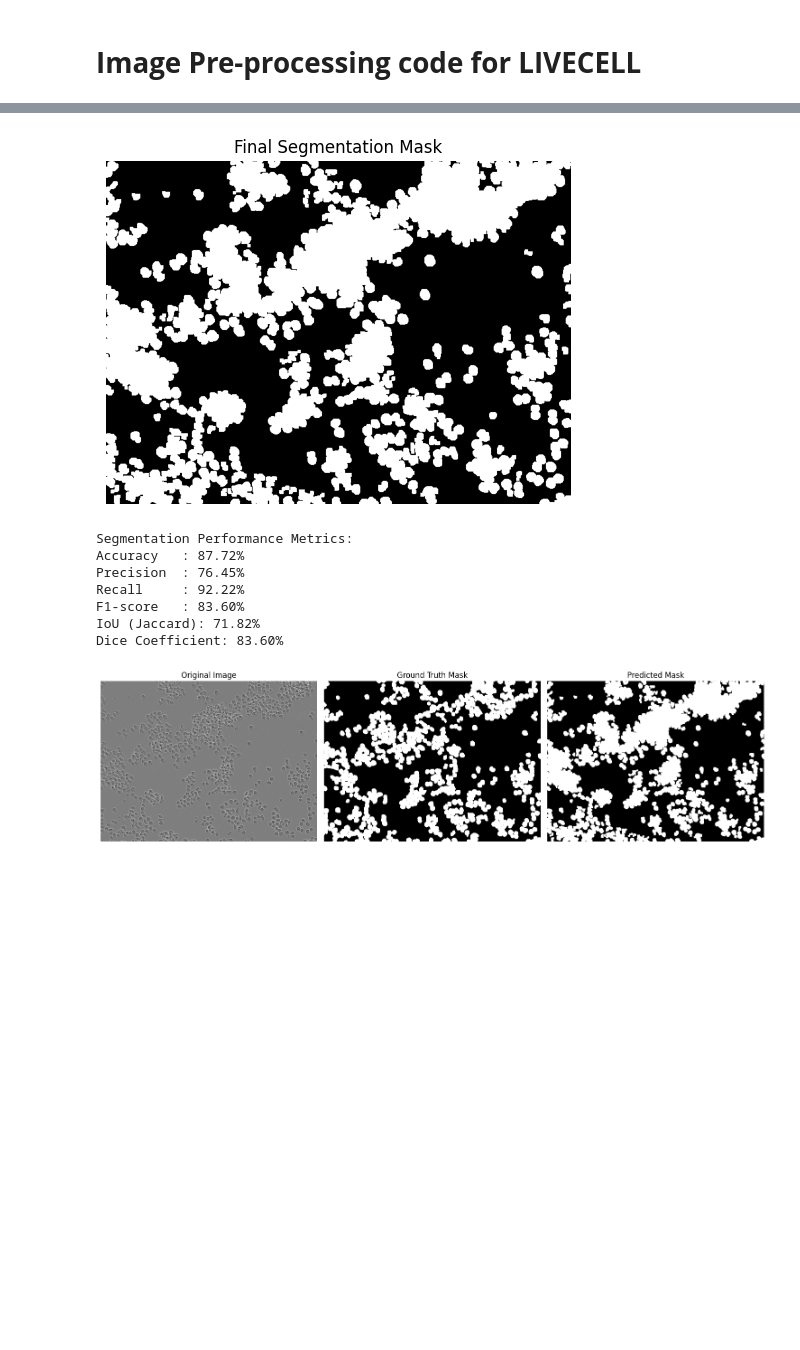
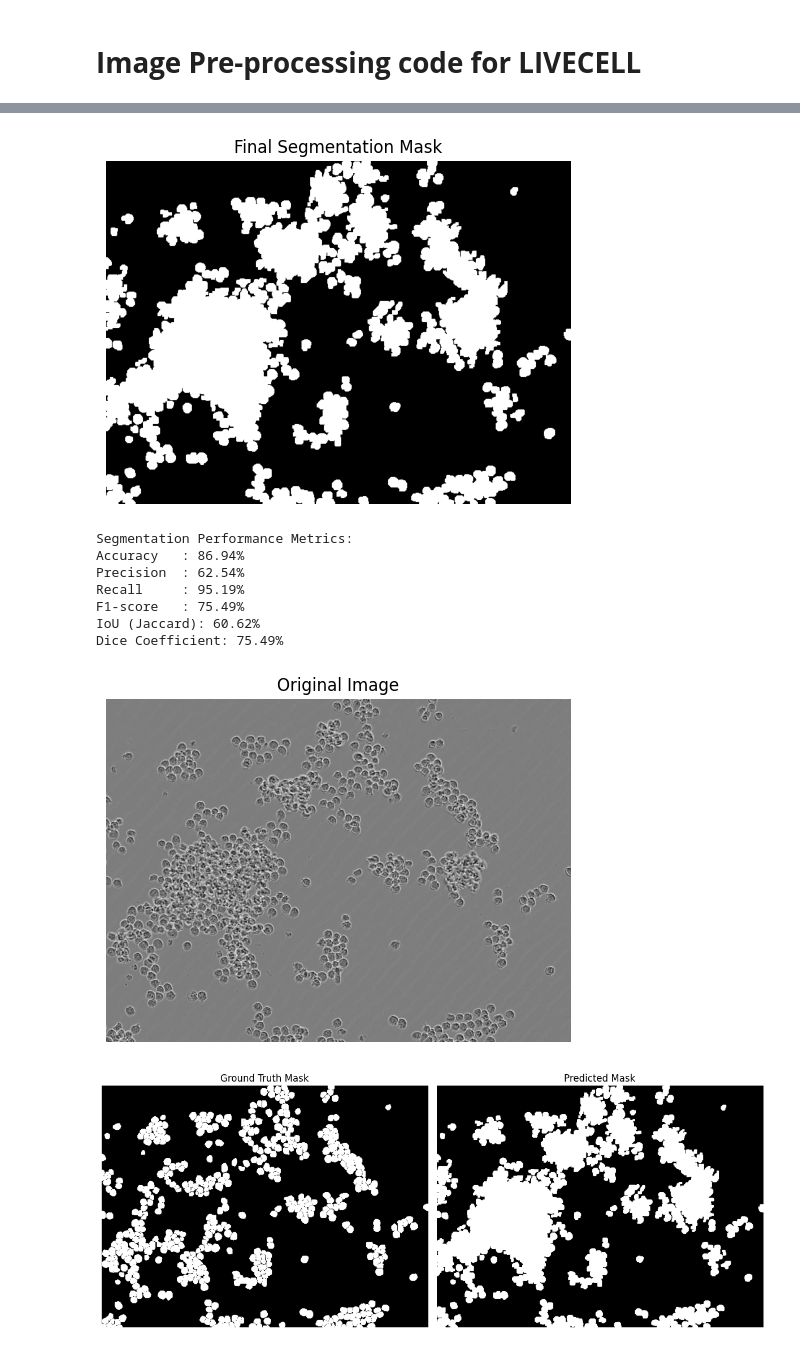
Before and after one commit to Bansi-Mahkana/ECE501_2025_11_NetraByte, a Jupyter notebook: Codes/Generalized_model_for_distinct_round_cells.ipynb, the cells around one changed output, grey strips where cells are left out. Saved outputs shown, nothing was run; the diff lists cells and outputs as text; code cells hidden in the pictures; blank space fills up the shorter version.

```diff
--- a/Codes/Generalized_model_for_distinct_round_cells.ipynb
+++ b/Codes/Generalized_model_for_distinct_round_cells.ipynb
@@ -20,13 +20,14 @@ from skimage import exposure, filters, morphology, util
 # %%
 # example image path (change this to your preprocessed image)
 # img_path = "/content/drive/MyDrive/LIVECell_dataset_2021/images/livecell_train_val_images/A172/A172_Phase_A7_1_00d00h00m_1.png"
-# img_path = "/content/drive/MyDrive/LIVECell_dataset_2021/images/livecell_train_val_images/BV2/BV2_Phase_D4_2_03d00h00m_3.tif"
-# img_path = "/content/drive/MyDrive/LIVECell_dataset_2021/images/livecell_train_val_images/A172/A172_Phase_A7_2_00d00h00m_1.png"
-# img_path = "/content/drive/MyDrive/LIVECell_dataset_2021/images/livecell_train_val_images/BV2/BV2_Phase_B4_1_03d00h00m_3.tif"
-# img_path = "/content/drive/MyDrive/LIVECell_dataset_2021/images/livecell_train_val_images/BV2/BV2_Phase_B4_2_00d20h00m_3.tif"
-# img_path = "/content/drive/MyDrive/LIVECell_dataset_2021/images/livecell_train_val_images/BV2/BV2_Phase_B4_1_01d08h00m_1.tif"
+#img_path = "/content/drive/MyDrive/LIVECell_dataset_2021/images/livecell_train_val_images/BV2/BV2_Phase_D4_2_03d00h00m_3.tif"
+#img_path = "/content/drive/MyDrive/LIVECell_dataset_2021/images/livecell_train_val_images/A172/A172_Phase_A7_2_00d00h00m_1.png"
+#img_path = "/content/drive/MyDrive/LIVECell_dataset_2021/images/livecell_train_val_images/BV2/BV2_Phase_B4_1_03d00h00m_3.tif"
+#img_path = "/content/drive/MyDrive/LIVECell_dataset_2021/images/livecell_train_val_images/BV2/BV2_Phase_B4_2_00d20h00m_3.tif"
+#  img_path = "/content/drive/MyDrive/LIVECell_dataset_2021/images/livecell_train_val_images/BV2/BV2_Phase_B4_1_00d00h00m_3.tif"
+img_path = "/content/drive/MyDrive/LIVECell_dataset_2021/images/livecell_train_val_images/BV2/BV2_Phase_B4_1_01d20h00m_3.tif"
 # img_path = "/content/drive/MyDrive/LIVECell_dataset_2021/images/livecell_train_val_images/BV2/BV2_Phase_C4_2_01d20h00m_1.tif"
-img_path = "/content/drive/MyDrive/LIVECell_dataset_2021/images/livecell_train_val_images/BV2/BV2_Phase_B4_1_02d00h00m_1.tif"
+#img_path = "/content/drive/MyDrive/LIVECell_dataset_2021/images/livecell_train_val_images/BV2/BV2_Phase_B4_1_02d00h00m_1.tif"
 
 # read the image in grayscale
 img = cv2.imread(img_path, cv2.IMREAD_GRAYSCALE)
@@ -66,7 +67,7 @@ thresh = cv2.adaptiveThreshold(
     blurred, 255,
     cv2.ADAPTIVE_THRESH_MEAN_C,
     cv2.THRESH_BINARY_INV,
-    31,    # increase window
+    49,    # increase window
     2      # decrease C (less shrinkage)
 )
 
@@ -87,7 +88,7 @@ plt.show()
 num_labels, labels, stats, _ = cv2.connectedComponentsWithStats(thresh_corrected, connectivity=8)
 
 # stats[:, cv2.CC_STAT_AREA] gives the size of each component
-min_size = 60  # adjust
+min_size = 70  # adjust
 
 cleaned = np.zeros_like(thresh_corrected)
 for i in range(1, num_labels):
@@ -260,7 +188,7 @@ plt.title("Final Segmentation Mask")
 plt.axis('off')
 plt.show()
 # %% [output]
-[figure, old version]
+[figure, new version]
 # %%
 # Accuracy
 
@@ -270,7 +198,7 @@ import numpy as np
 from sklearn.metrics import confusion_matrix
 
 # --- Paths to your images ---
-ground_truth_path = "/content/drive/MyDrive/DIP_Grp_5/LIVECell_dataset_2021/annotations/LIVECell/BV2_images/BV2_Phase_B4_1_02d00h00m_1.tif"
+ground_truth_path = "/content/drive/MyDrive/DIP_Grp_5/LIVECell_dataset_2021/annotations/LIVECell/BV2_images/BV2_Phase_B4_1_01d20h00m_3.tif"
 # predicted_path = "/path/to/predicted_mask.tif"
 
 # --- Read images as grayscale ---
@@ -302,45 +230,73 @@ iou = tp / (tp + fp + fn + 1e-8)
 dice = (2 * tp) / (2 * tp + fp + fn + 1e-8)
 
 print("Segmentation Performance Metrics:")
 print(f"Accuracy   : {accuracy * 100:.2f}%")
 print(f"Precision  : {precision * 100:.2f}%")
 print(f"Recall     : {recall * 100:.2f}%")
 print(f"F1-score   : {f1_score * 100:.2f}%")
 print(f"IoU (Jaccard): {iou * 100:.2f}%")
 print(f"Dice Coefficient: {dice * 100:.2f}%")
 
 
 img = cv2.imread(img_path, cv2.IMREAD_GRAYSCALE)
 
-plt.figure(figsize=(15, 5))
+# plt.figure(figsize=(15, 5))
 
-# Original
-plt.subplot(1, 3, 1)
+# # Original
+# plt.subplot(1, 3, 1)
+# plt.imshow(img, cmap='gray')
+# plt.title("Original Image")
+# plt.axis('off')
+
+# # Ground Truth
+# plt.subplot(1, 3, 2)
+# plt.imshow(gt, cmap='gray')
+# plt.title("Ground Truth Mask")
+# plt.axis('off')
+
+# # Predicted Result
+# plt.subplot(1, 3, 3)
+# plt.imshow(pred, cmap='gray')
+# plt.title("Predicted Mask")
+# plt.axis('off')
+
+# # --- Display ---
+# plt.tight_layout()
+# plt.show()
+
+# ---------------------------------------------
+# Show Original Image Alone
+# ---------------------------------------------
+plt.figure(figsize=(6, 6))
 plt.imshow(img, cmap='gray')
 plt.title("Original Image")
 plt.axis('off')
+plt.show()
 
-# Ground Truth
-plt.subplot(1, 3, 2)
+# ---------------------------------------------
+# Show GT + Predicted Together
+# ---------------------------------------------
+plt.figure(figsize=(12, 5))
+
+plt.subplot(1, 2, 1)
 plt.imshow(gt, cmap='gray')
 plt.title("Ground Truth Mask")
 plt.axis('off')
 
-# Predicted Result
-plt.subplot(1, 3, 3)
+plt.subplot(1, 2, 2)
 plt.imshow(pred, cmap='gray')
 plt.title("Predicted Mask")
 plt.axis('off')
 
-# --- Display ---
 plt.tight_layout()
 plt.show()
 # %% [output]
 Segmentation Performance Metrics:
-Accuracy   : 87.72%
-Precision  : 76.45%
-Recall     : 92.22%
-F1-score   : 83.60%
-IoU (Jaccard): 71.82%
-Dice Coefficient: 83.60%
+Accuracy   : 86.94%
+Precision  : 62.54%
+Recall     : 95.19%
+F1-score   : 75.49%
+IoU (Jaccard): 60.62%
+Dice Coefficient: 75.49%
-[figure, old version]
+[figure, new version]
+[figure, added]
```
Also changed, not shown: parts of 14 cells of this notebook, 2 other files.
